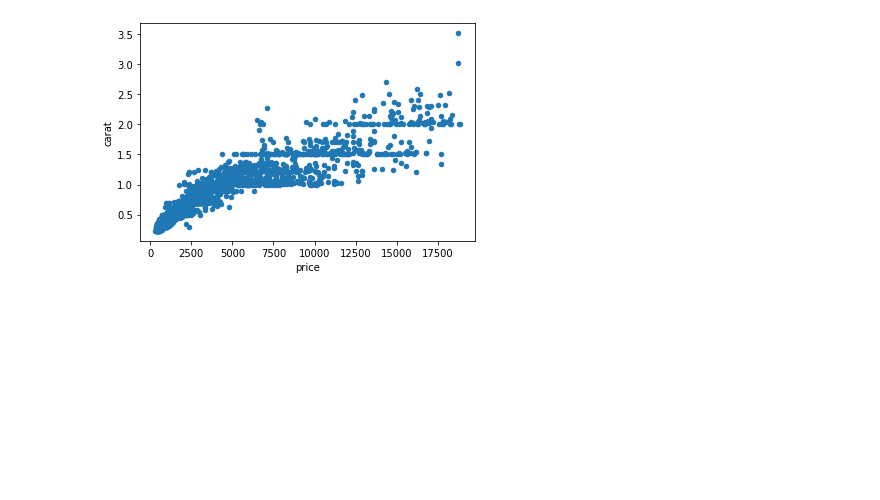
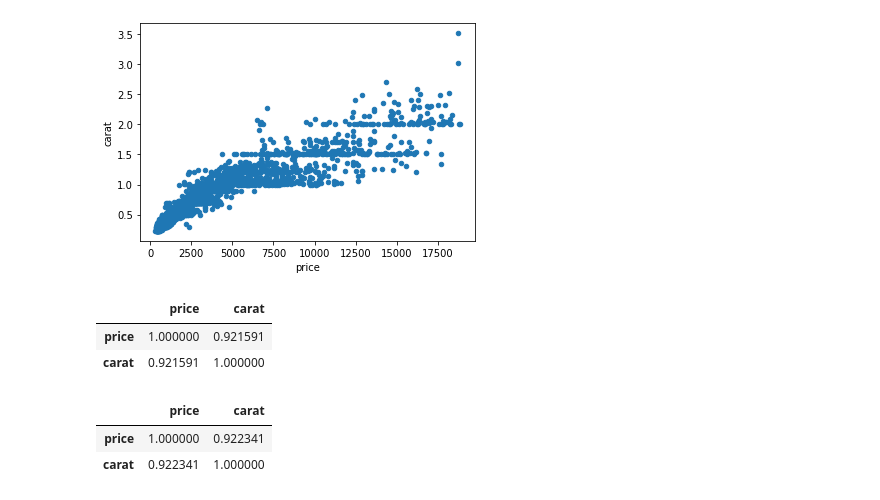
Before and after one commit to RhaSeimoha/data-science-fiap, a Jupyter notebook: Aula1.ipynb, the cells around one changed output. Drawn from its saved outputs; the diff is of its cells as text; code cells hidden in the pictures; blank space fills up the shorter version.

```diff
--- a/Aula1.ipynb
+++ b/Aula1.ipynb
@@ -239,3 +239,16 @@ a3.plot.scatter(x="price", y="carat")
 # %% [output]
 <matplotlib.axes._subplots.AxesSubplot at 0x...>
 [figure]
+# %%
+## Correlação Linear
+df[["price", "carat"]].corr()
+# %% [output]
+|  | price | carat |
+| price | 1.000000 | 0.921591 |
+| carat | 0.921591 | 1.000000 |
+# %%
+a3[["price", "carat"]].corr()
+# %% [output]
+|  | price | carat |
+| price | 1.000000 | 0.922341 |
+| carat | 0.922341 | 1.000000 |
```
